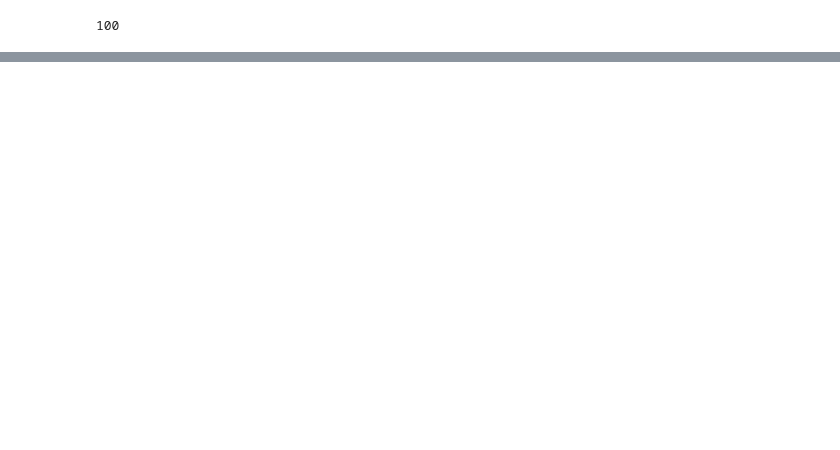
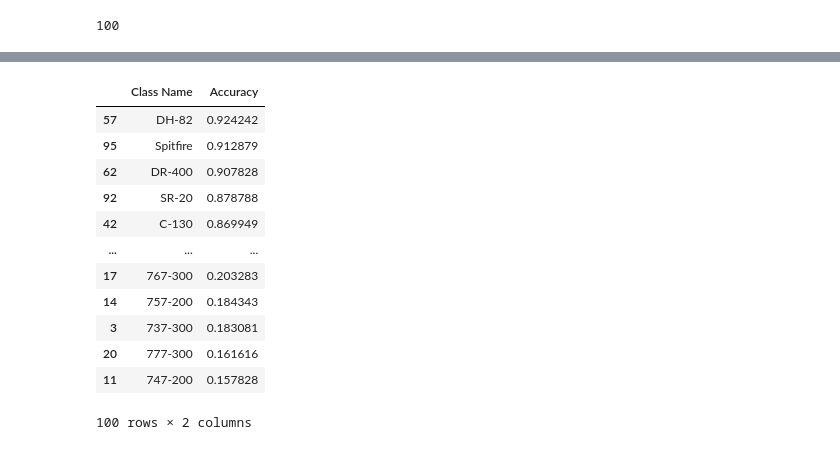
Before and after one commit to mabbts/CV_aircraft_classifier_capstone_project, a Jupyter notebook: Jupyter Notebooks/chocp/AIRII.ipynb, the cells around one changed output, grey strips where cells are left out. Saved outputs shown, nothing was run; the diff lists cells and outputs as text; code cells hidden in the pictures; blank space fills up the shorter version.

```diff
--- a/Jupyter Notebooks/chocp/AIRII.ipynb
+++ b/Jupyter Notebooks/chocp/AIRII.ipynb
@@ -821,0 +938,22 @@ fig.show()
+# %%
+# Create a DataFrame
+df = pd.DataFrame({'Class Name': class_names, 'Accuracy': class_accuracy})
+
+# Sort by accuracy
+df_sorted = df.sort_values(by='Accuracy', ascending=False)
+
+df_sorted
+# %% [output]
+|  | Class Name | Accuracy |
+| 57 | DH-82 | 0.924242 |
+| 95 | Spitfire | 0.912879 |
+| 62 | DR-400 | 0.907828 |
+| 92 | SR-20 | 0.878788 |
+| 42 | C-130 | 0.869949 |
+| ... | ... | ... |
+| 17 | 767-300 | 0.203283 |
+| 14 | 757-200 | 0.184343 |
+| 3 | 737-300 | 0.183081 |
+| 20 | 777-300 | 0.161616 |
+| 11 | 747-200 | 0.157828 |
+100 rows × 2 columns
```
Also changed, not shown: parts of 27 cells of this notebook, 5 other files.
